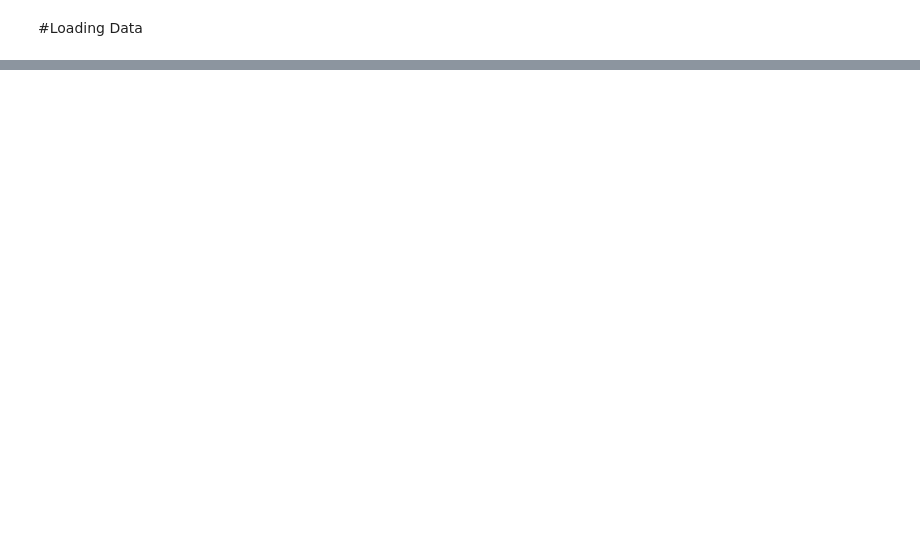
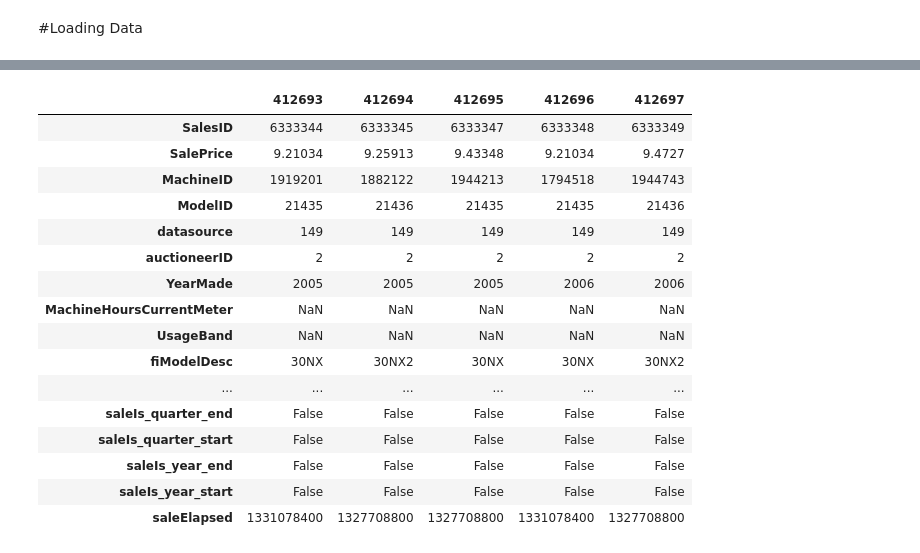
Before and after one commit to s-r-aman/machine_learning_playground, a Jupyter notebook: fastdotai/blue_book_for_bulldozer.ipynb, the cells around one changed output, grey strips where cells are left out. Saved outputs shown, nothing was run; the diff lists cells and outputs as text; code cells hidden in the pictures; blank space fills up the shorter version.

```diff
--- a/fastdotai/blue_book_for_bulldozer.ipynb
+++ b/fastdotai/blue_book_for_bulldozer.ipynb
@@ -75,6 +75,10 @@ import pandas as pd
 PATH = '/'
 # %%
 df = pd.read_csv('TrainAndValid.csv', low_memory=False, parse_dates=['saledate'])
+# %%
+def display_all(df):
+  with pd.option_context("display.max_rows", 1000, "display.max_columns", 1000):
+    display(df)
 # %%
 display(df.tail().T)
 # %% [output]
@@ -119,0 +157,22 @@ df.SalePrice = np.log(df.SalePrice)
+# %%
+train_cats(df)
+# %%
+display_all(df.tail().T)
+# %% [output]
+|  | 412693 | 412694 | 412695 | 412696 | 412697 |
+| SalesID | 6333344 | 6333345 | 6333347 | 6333348 | 6333349 |
+| SalePrice | 9.21034 | 9.25913 | 9.43348 | 9.21034 | 9.4727 |
+| MachineID | 1919201 | 1882122 | 1944213 | 1794518 | 1944743 |
+| ModelID | 21435 | 21436 | 21435 | 21435 | 21436 |
+| datasource | 149 | 149 | 149 | 149 | 149 |
+| auctioneerID | 2 | 2 | 2 | 2 | 2 |
+| YearMade | 2005 | 2005 | 2005 | 2006 | 2006 |
+| MachineHoursCurrentMeter | NaN | NaN | NaN | NaN | NaN |
+| UsageBand | NaN | NaN | NaN | NaN | NaN |
+| fiModelDesc | 30NX | 30NX2 | 30NX | 30NX | 30NX2 |
+| ... | ... | ... | ... | ... | ... |
+| saleIs_quarter_end | False | False | False | False | False |
+| saleIs_quarter_start | False | False | False | False | False |
+| saleIs_year_end | False | False | False | False | False |
+| saleIs_year_start | False | False | False | False | False |
+| saleElapsed | 1331078400 | 1327708800 | 1327708800 | 1331078400 | 1327708800 |
```
Also changed, not shown: parts of 7 cells of this notebook.
